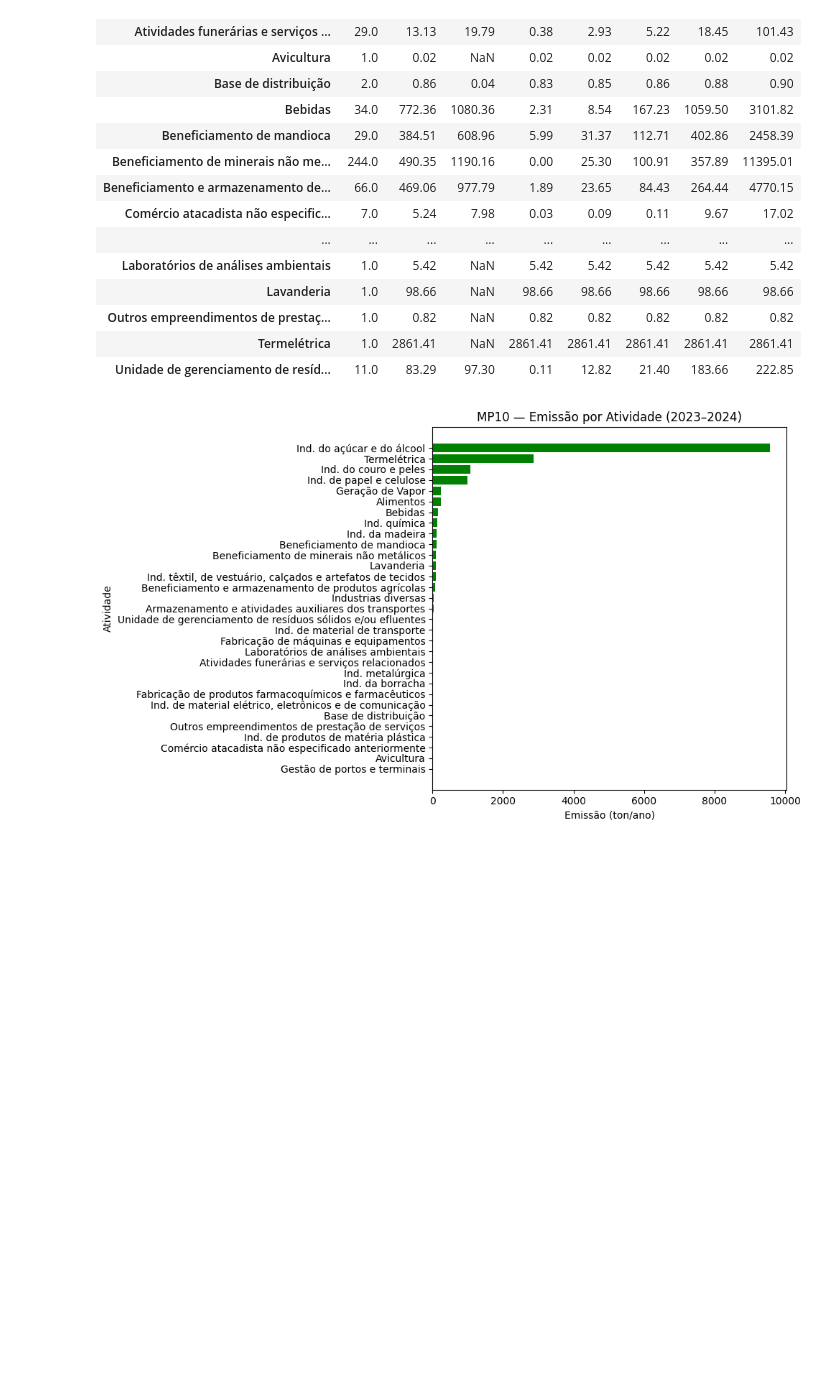
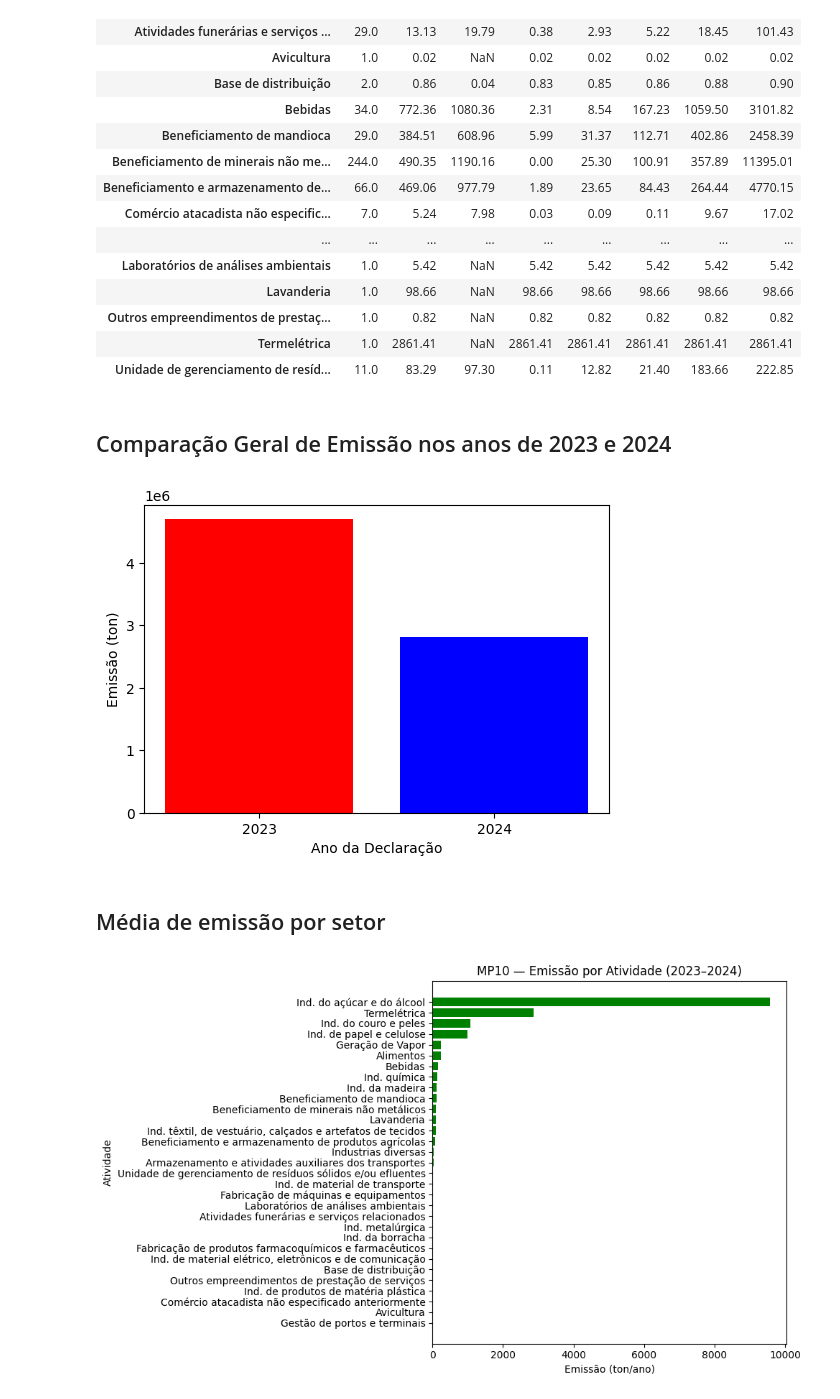
Before and after one commit to diasclarissa/python_env_app, a Jupyter notebook: Notebook/Trabalho01.ipynb, the cells around one changed output. Cells and saved outputs as stored; diff of their text form; code cells hidden in the pictures; blank space fills up the shorter version.

```diff
--- a/Notebook/Trabalho01.ipynb
+++ b/Notebook/Trabalho01.ipynb
@@ -145,6 +126,27 @@ estatisticas_setor_sem_outlier
 | Outros empreendimentos de prestaç... | 1.0 | 0.82 | NaN | 0.82 | 0.82 | 0.82 | 0.82 | 0.82 |
 | Termelétrica | 1.0 | 2861.41 | NaN | 2861.41 | 2861.41 | 2861.41 | 2861.41 | 2861.41 |
 | Unidade de gerenciamento de resíd... | 11.0 | 83.29 | 97.30 | 0.11 | 12.82 | 21.40 | 183.66 | 222.85 |
+# %% [markdown]
+## Comparação Geral de Emissão nos anos de 2023 e 2024
+# %%
+# Agrupa pelos valores da coluna 'Ano da Declaração'
+df_grouped = df_sem_outlier.groupby("Ano da Declaração")["Taxa ton/ano"].sum().reset_index()
+
+# Cria o gráfico de barras comparando os anos
+fig, ax = plt.subplots(figsize=(6, 4))
+ax.bar(df_grouped["Ano da Declaração"], df_grouped["Taxa ton/ano"], color=['r', 'b'])
+
+# Personalizações
+ax.set_xlabel("Ano da Declaração")
+ax.set_ylabel("Emissão (ton)")
+ax.set_xticks(df_grouped["Ano da Declaração"])
+
+# Salva o gráfico
+fig.savefig(r"C:\Users\satiu\Documents\GitHub\python_env_app\output\MP10\comparativo_taxa_cada_ano.png")
+# %% [output]
+[figure, added]
+# %% [markdown]
+## Média de emissão por setor
 # %%
 # MÉDIA DE EMISSÃO POR ATIVIDADE (GERAL, 2023–2024 juntos)
 
```
Also changed, not shown: parts of 6 cells of this notebook.
